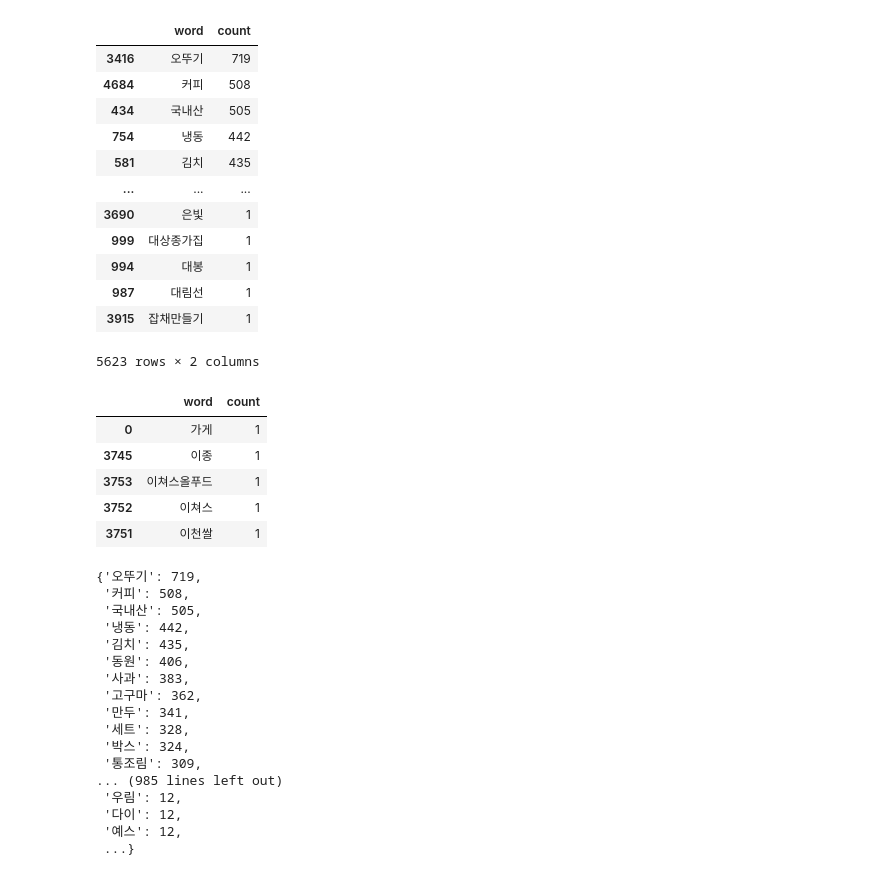
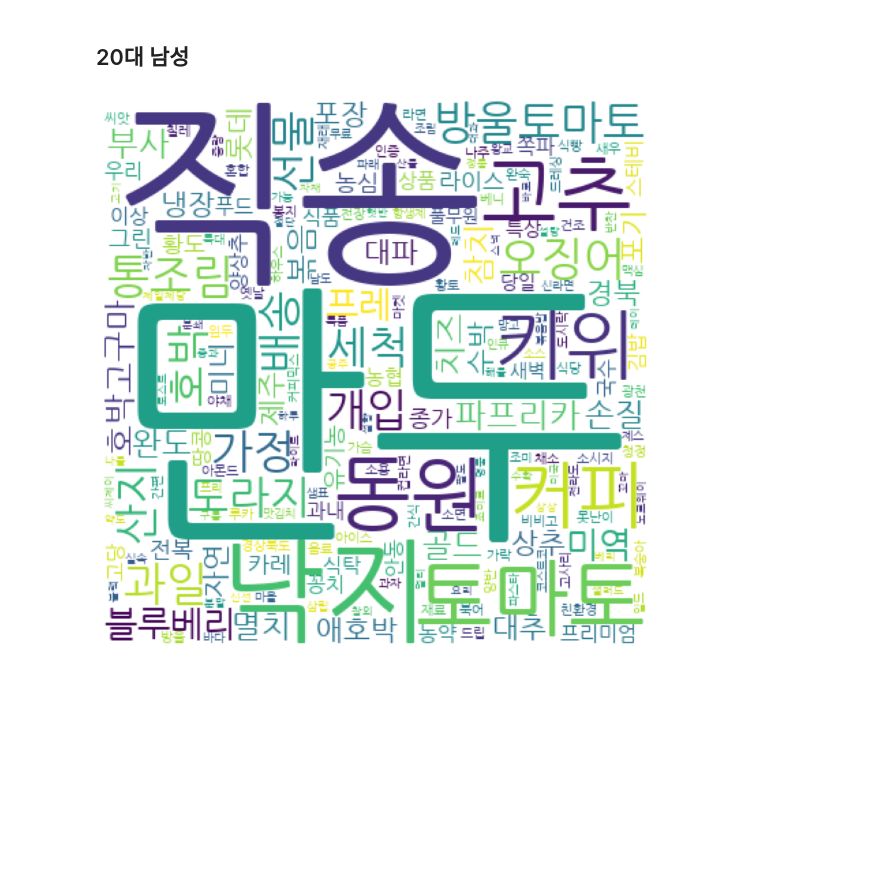
Before and after one commit to Seojiii/kurly_project, a Jupyter notebook: 0317_js_wordcloud.ipynb, the cells around one changed output. Cells and saved outputs as stored; diff of their text form; code cells hidden in the pictures; blank space fills up the shorter version.

```diff
--- a/0317_js_wordcloud.ipynb
+++ b/0317_js_wordcloud.ipynb
@@ -116,48 +64,0 @@ df_word
-# %%
-df_word = df_word.groupby('word', as_index = False).count().sort_values('count', ascending = False)
-df_word
-# %% [output]
-|  | word | count |
-| 3416 | 오뚜기 | 719 |
-| 4684 | 커피 | 508 |
-| 434 | 국내산 | 505 |
-| 754 | 냉동 | 442 |
-| 581 | 김치 | 435 |
-| ... | ... | ... |
-| 3690 | 은빛 | 1 |
-| 999 | 대상종가집 | 1 |
-| 994 | 대봉 | 1 |
-| 987 | 대림선 | 1 |
-| 3915 | 잡채만들기 | 1 |
-5623 rows × 2 columns
-# %%
-df_word = df_word.iloc[:, :]
-df_word.head(5)
-# %% [output]
-|  | word | count |
-| 0 | 가게 | 1 |
-| 3745 | 이종 | 1 |
-| 3753 | 이쳐스올푸드 | 1 |
-| 3752 | 이쳐스 | 1 |
-| 3751 | 이천쌀 | 1 |
-# %%
-dic_word = df_word.set_index('word').to_dict()['count']
-dic_word
-# %% [output]
-{'오뚜기': 719,
- '커피': 508,
- '국내산': 505,
- '냉동': 442,
- '김치': 435,
- '동원': 406,
- '사과': 383,
- '고구마': 362,
- '만두': 341,
- '세트': 328,
- '박스': 324,
- '통조림': 309,
-... (985 lines left out)
- '우림': 12,
- '다이': 12,
- '예스': 12,
- ...}
@@ -163,0 +85,29 @@ dic_word
+# %% [markdown]
+## 20대 남성
+# %%
+nouns = df_30s_남성['CleanedItemName'].progress_apply(okt.nouns)
+# 각 명사를 별도의 행으로 전개
+nouns = nouns.explode()
+# 글자수 2개 이하 제거(불필요하게 짧은 단어를 분석에서 제외하기 위함)
+df_word = pd.DataFrame({'word': nouns})
+df_word['count'] = df_word['word'].str.len()
+df_word = df_word.query('count >= 2')
+# 글자별 빈도 계산
+df_word = df_word.groupby('word', as_index=False).count().sort_values('count', ascending=False)
+
+# 상위 10개 제외
+df_word = df_word[10:]
+
+# 최종적으로 생성된 단어와 빈도수 데이터프레임을 딕셔너리로 변환
+dic_word = df_word.set_index('word').to_dict()['count']
+# 워드클라우드 만들기
+wc = WordCloud(random_state = 123, font_path = 'NanumGothic', width = 400,
+               height = 400, background_color = 'white')
+img_wordcloud = wc.generate_from_frequencies(dic_word)
+plt.figure(figsize = (10, 10)) # 크기 지정하기
+plt.axis('off') # 축 없애기
+plt.imshow(img_wordcloud) # 결과 보여주기
+# 이름 바꿔
+plt.savefig('30s_남성_wordcloud') # 파일 저장
+# %% [output]
+[figure, added]
```
Also changed, not shown: parts of 15 cells of this notebook.
